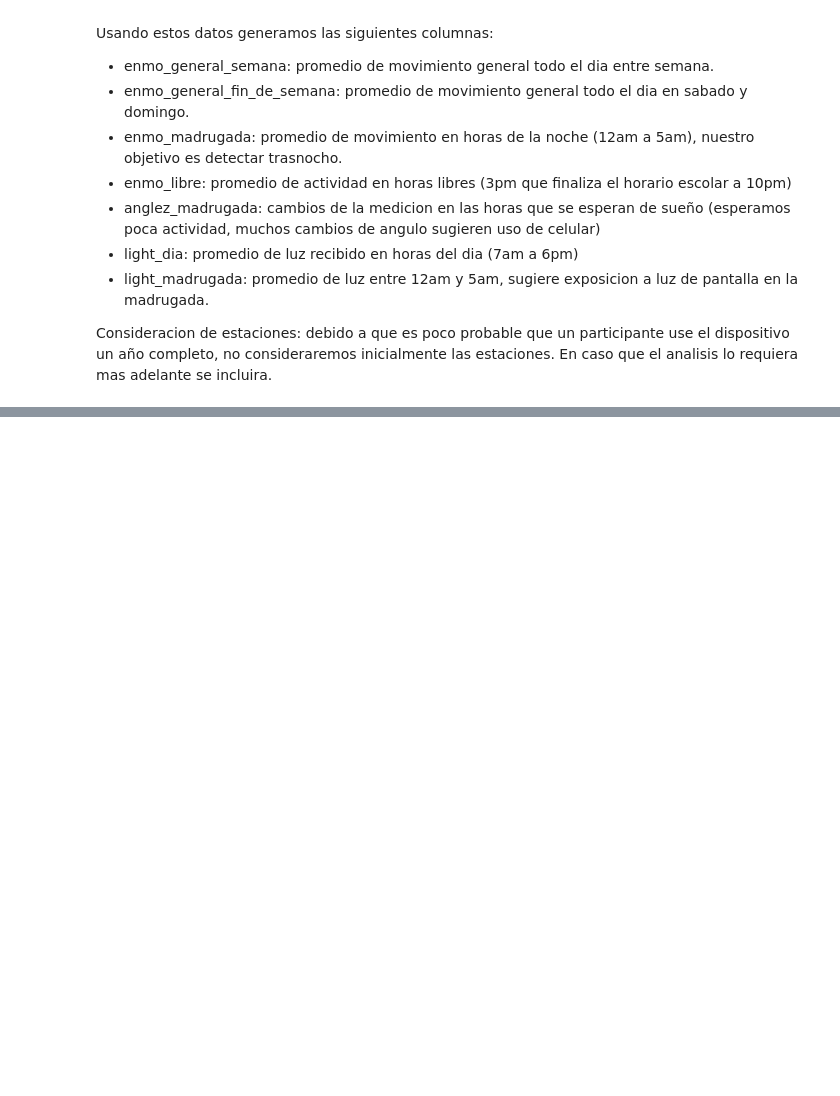
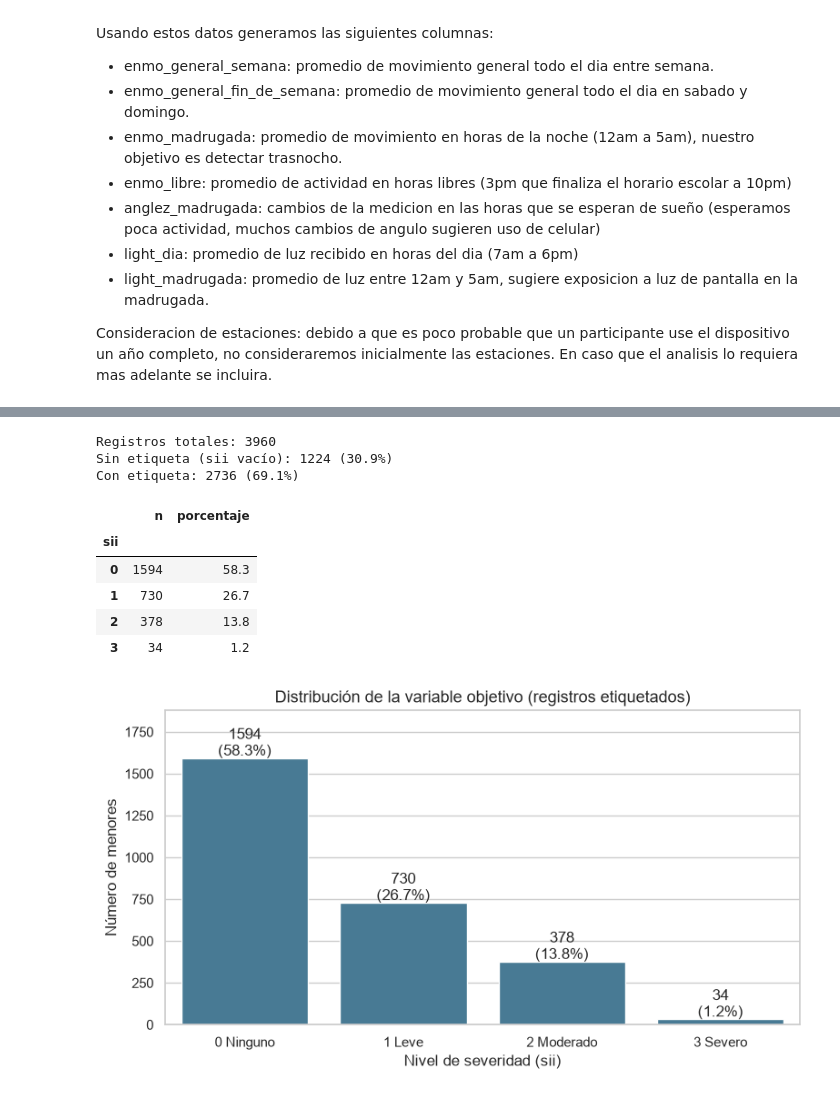
Before and after one commit to joseflorezleon/uso_problematico_internet_menores_edad, a Jupyter notebook: Entrega 2/EDA.ipynb, the cells around one changed output, grey strips where cells are left out. Saved outputs shown, nothing was run; the diff lists cells and outputs as text; code cells hidden in the pictures; blank space fills up the shorter version.

```diff
--- a/Entrega 2/EDA.ipynb
+++ b/Entrega 2/EDA.ipynb
@@ -52,0 +59,17 @@ Consideracion de estaciones: debido a que es poco probable que un participante u
+# %%
+import numpy as np
+import pandas as pd
+import matplotlib.pyplot as plt
+import seaborn as sns
+from scipy import stats
+
+sns.set_theme(style="whitegrid")
+plt.rcParams["figure.figsize"] = (9, 4.5)
+plt.rcParams["axes.titlesize"] = 13
+pd.set_option("display.max_columns", None)
+pd.set_option("display.width", 160)
+
+df = pd.read_csv("df_eda_completo.csv")
+print("Filas y columnas:", df.shape)
+print("IDs únicos:", df["id"].nunique())
+print(df.dtypes.value_counts().to_string())
@@ -52,0 +85,36 @@ Consideracion de estaciones: debido a que es poco probable que un participante u
+# %%
+n_total = len(df)
+n_sin = df["sii"].isna().sum()
+print(f"Registros totales: {n_total}")
+print(f"Sin etiqueta (sii vacío): {n_sin} ({n_sin/n_total:.1%})")
+print(f"Con etiqueta: {n_total-n_sin} ({1-n_sin/n_total:.1%})")
+
+lab = df[df["sii"].notna()].copy()
+lab["sii"] = lab["sii"].astype(int)
+conteo = lab["sii"].value_counts().sort_index()
+tabla = pd.DataFrame({"n": conteo, "porcentaje": (conteo / conteo.sum() * 100).round(1)})
+tabla.index.name = "sii"
+display(tabla)
+
+fig, ax = plt.subplots()
+sns.barplot(x=conteo.index, y=conteo.values, color="#3b7ea1", ax=ax)
+for i, v in enumerate(conteo.values):
+    ax.text(i, v + 15, f"{v}\n({v/conteo.sum():.1%})", ha="center")
+ax.set_xticks(range(4))
+ax.set_xticklabels(["0 Ninguno", "1 Leve", "2 Moderado", "3 Severo"])
+ax.set_xlabel("Nivel de severidad (sii)")
+ax.set_ylabel("Número de menores")
+ax.set_title("Distribución de la variable objetivo (registros etiquetados)")
+ax.set_ylim(0, conteo.max() * 1.18)
+plt.show()
+# %% [output]
+Registros totales: 3960
+Sin etiqueta (sii vacío): 1224 (30.9%)
+Con etiqueta: 2736 (69.1%)
+|  | n | porcentaje |
+| sii |  |  |
+| 0 | 1594 | 58.3 |
+| 1 | 730 | 26.7 |
+| 2 | 378 | 13.8 |
+| 3 | 34 | 1.2 |
+[figure, added]
```
Also changed, not shown: parts of 34 cells of this notebook.
